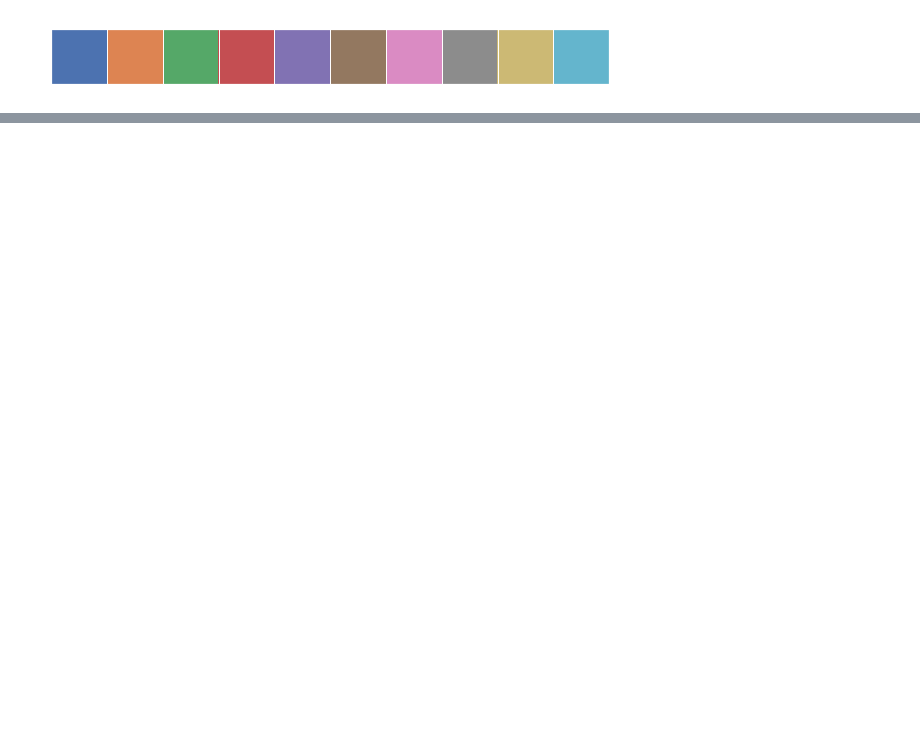
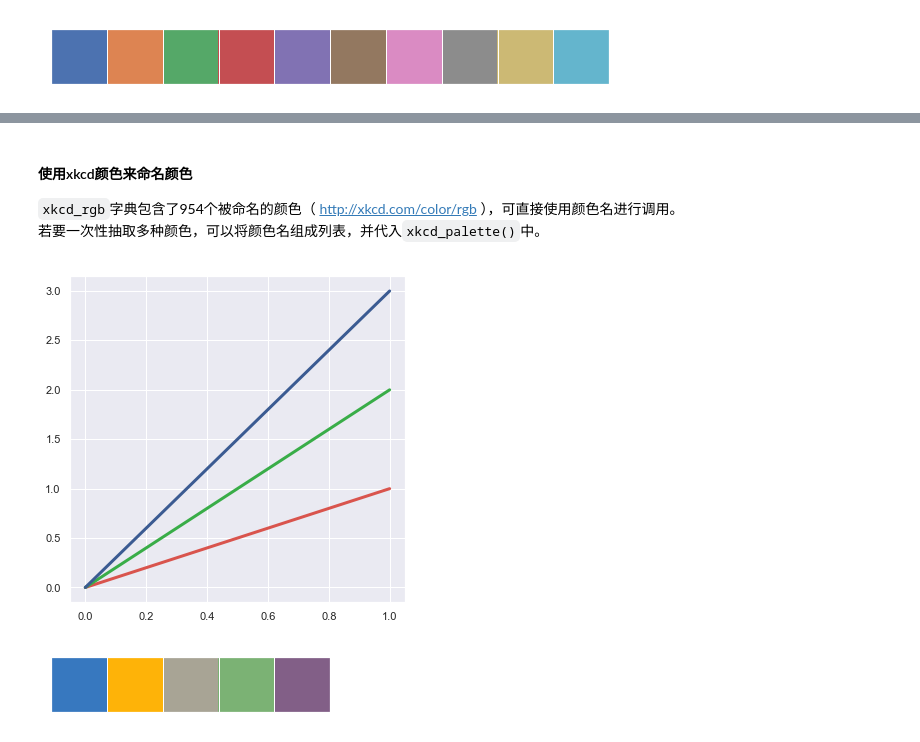
Before and after one commit to McJevons/SmallProject, a Jupyter notebook: Seaborn（二）：颜色风格设置.ipynb, the cells around one changed output, grey strips where cells are left out. Saved outputs shown, nothing was run; the diff lists cells and outputs as text; code cells hidden in the pictures; blank space fills up the shorter version.

```diff
--- a/Seaborn（二）：颜色风格设置.ipynb
+++ b/Seaborn（二）：颜色风格设置.ipynb
@@ -34,0 +72,16 @@ sns.palplot(sns.color_palette('dark'))
+# %% [markdown]
+#### 使用xkcd颜色来命名颜色
+`xkcd_rgb`字典包含了954个被命名的颜色（ http://xkcd.com/color/rgb ），可直接使用颜色名进行调用。
+若要一次性抽取多种颜色，可以将颜色名组成列表，并代入`xkcd_palette()`中。
+# %%
+plt.plot([0, 1], [0, 1], sns.xkcd_rgb["pale red"], lw=3)
+plt.plot([0, 1], [0, 2], sns.xkcd_rgb["medium green"], lw=3)
+plt.plot([0, 1], [0, 3], sns.xkcd_rgb["denim blue"], lw=3);
+# %% [output]
+[figure, added]
+# %%
+# 一次性抽取多种颜色
+colors = ["windows blue", "amber", "greyish", "faded green", "dusty purple"]
+sns.palplot(sns.xkcd_palette(colors))
+# %% [output]
+[figure, added]
```
Also changed, not shown: parts of 12 cells of this notebook.
